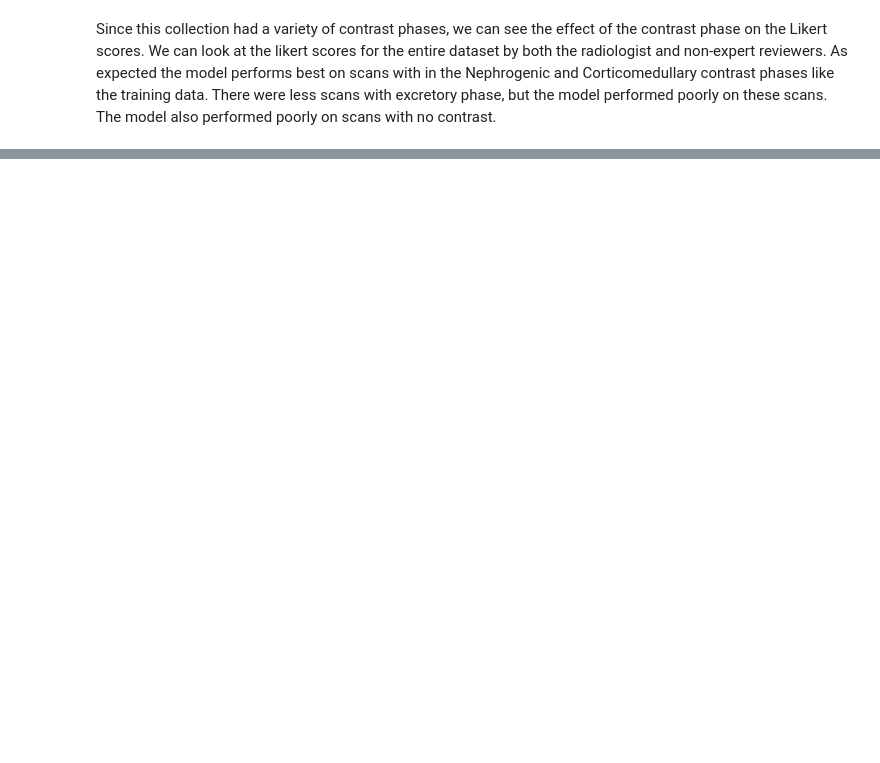
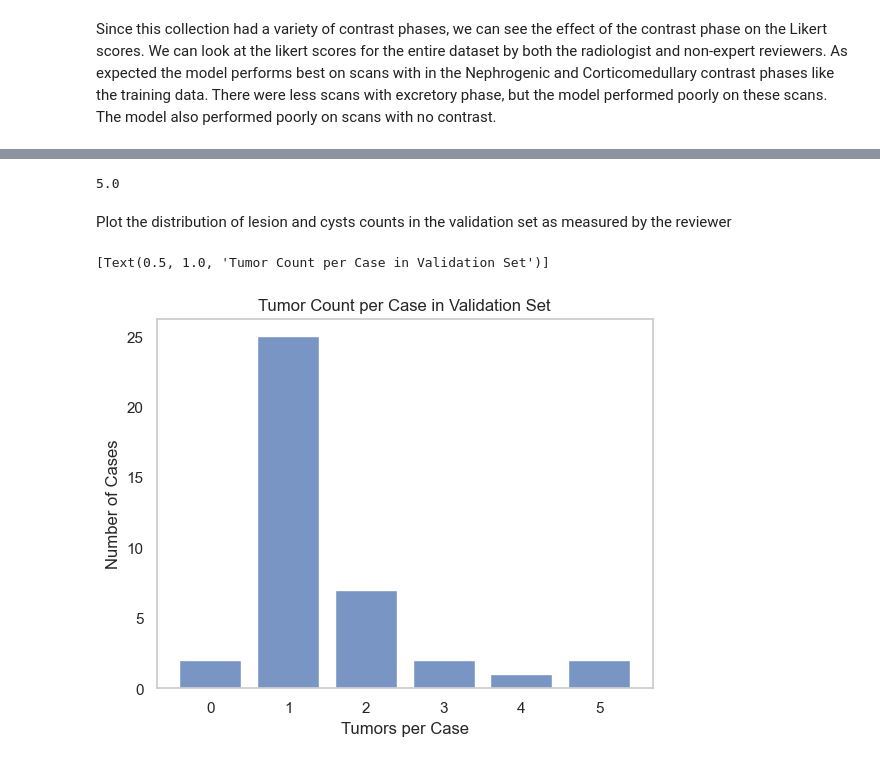
Before and after one commit to bamf-health/aimi-kidney-ct, a Jupyter notebook: model_performance.ipynb, the cells around one changed output, grey strips where cells are left out. Cells and saved outputs as stored; diff of their text form; code cells hidden in the pictures; blank space fills up the shorter version.

```diff
--- a/model_performance.ipynb
+++ b/model_performance.ipynb
@@ -554,0 +541,31 @@ Text(0.5, 0.98, 'Likert Scores by Contrast Phase')
+# %%
+rad_df["tumor-pos_cnt"].max()
+# %% [output]
+5.0
+# %% [markdown]
+Plot the distribution of lesion and cysts counts in the validation set as measured by the reviewer
+# %%
+rad_df = xdf[xdf["Reviewer"] == "Radiologist"]
+rad_df["tumor-pos_cnt"] = (
+    rad_df["tumor-true_vol_overlap_cnt"] + rad_df["tumor-false_pos_cnt"]
+)
+rad_df["cyst-pos_cnt"] = (
+    rad_df["cyst-true_vol_overlap_cnt"] + rad_df["cyst-false_pos_cnt"]
+)
+# %%
+# plot the number of true_vol_overlap_cnt for each row
+g = sns.histplot(
+    rad_df,
+    x="tumor-pos_cnt",
+    binwidth=1,
+    shrink=0.8,
+    palette=vol_cmap,
+    discrete=True,
+)
+g.grid(False)
+g.set(xlabel="Tumors per Case")
+g.set(ylabel="Number of Cases")
+g.set(title="Tumor Count per Case in Validation Set")
+# %% [output]
+[Text(0.5, 1.0, 'Tumor Count per Case in Validation Set')]
+[figure, added]
```
Also changed, not shown: parts of 16 cells of this notebook.
